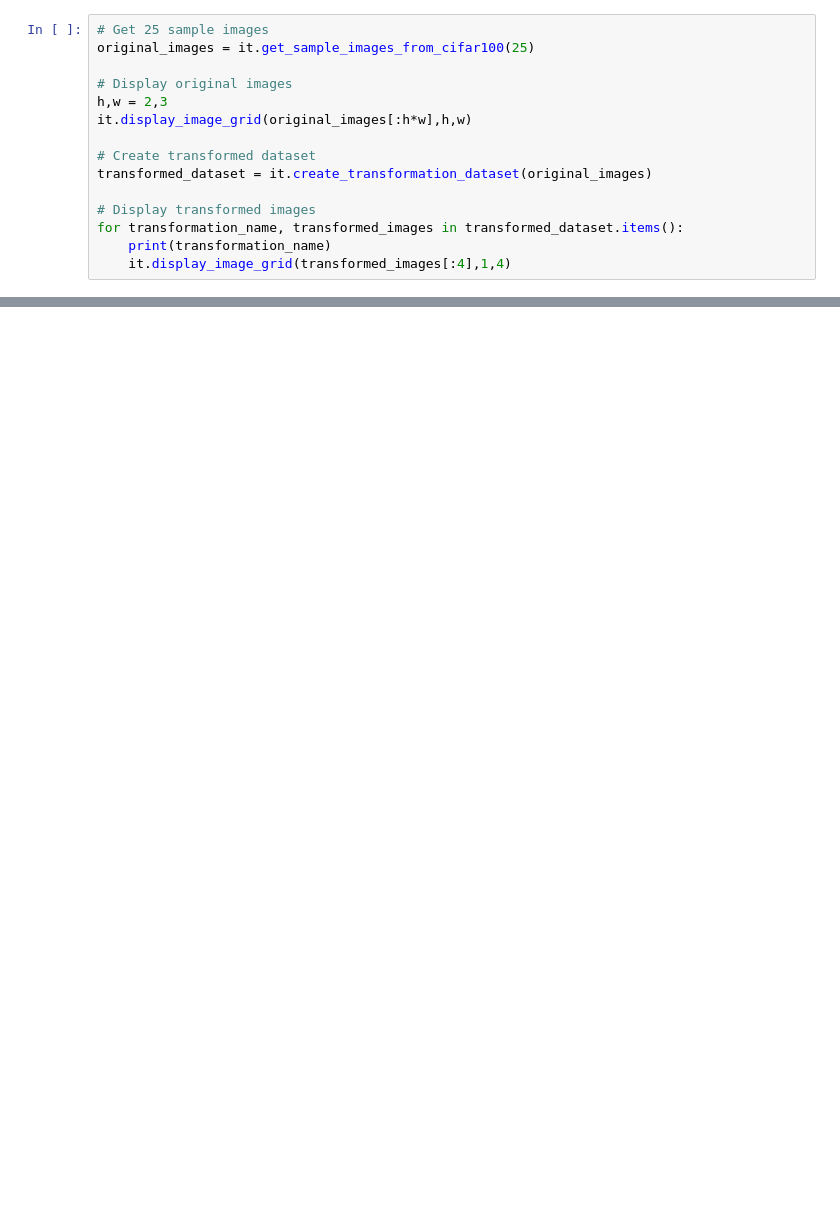
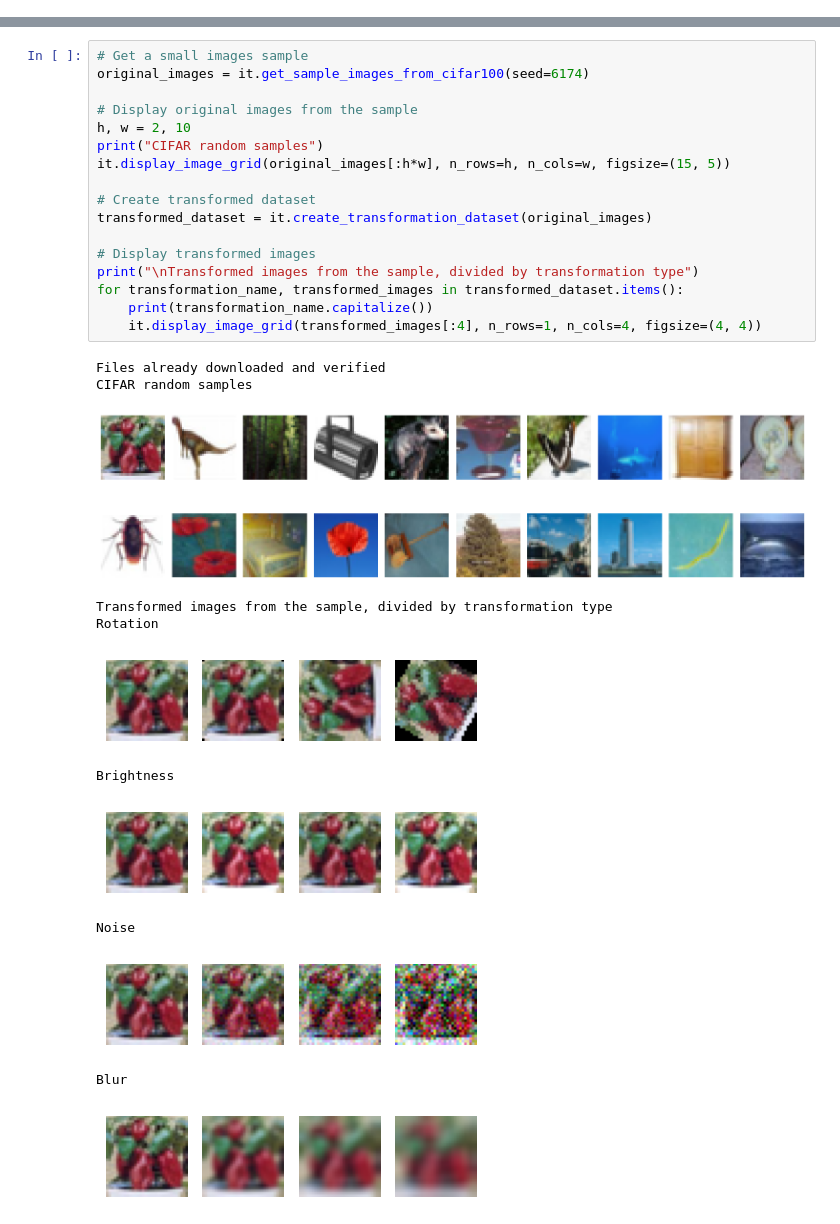
Before and after one commit to eladsmobile/ANN-multi-modal, a Jupyter notebook: combine_imbeddings_with_ANN.ipynb, the cells around one changed output, grey strips where cells are left out. Cells and saved outputs as stored; diff of their text form; blank space fills up the shorter version.

```diff
--- a/combine_imbeddings_with_ANN.ipynb
+++ b/combine_imbeddings_with_ANN.ipynb
@@ -103,15 +0,0 @@ Top 5 results for first query:
-# %%
-# Get 25 sample images
-original_images = it.get_sample_images_from_cifar100(25)
-
-# Display original images
-h,w = 2,3
-it.display_image_grid(original_images[:h*w],h,w)
-
-# Create transformed dataset
-transformed_dataset = it.create_transformation_dataset(original_images)
-
-# Display transformed images
-for transformation_name, transformed_images in transformed_dataset.items():
-    print(transformation_name)
-    it.display_image_grid(transformed_images[:4],1,4)
@@ -323,0 +34,30 @@ print(evann.evaluate_ann_search(embd_other , {"other embeddings concat ":methods
+# %%
+# Get a small images sample
+original_images = it.get_sample_images_from_cifar100(seed=6174)
+
+# Display original images from the sample
+h, w = 2, 10
+print("CIFAR random samples")
+it.display_image_grid(original_images[:h*w], n_rows=h, n_cols=w, figsize=(15, 5))
+
+# Create transformed dataset
+transformed_dataset = it.create_transformation_dataset(original_images)
+
+# Display transformed images
+print("\nTransformed images from the sample, divided by transformation type")
+for transformation_name, transformed_images in transformed_dataset.items():
+    print(transformation_name.capitalize())
+    it.display_image_grid(transformed_images[:4], n_rows=1, n_cols=4, figsize=(4, 4))
+# %% [output]
+Files already downloaded and verified
+CIFAR random samples
+[figure, added]
+Transformed images from the sample, divided by transformation type
+Rotation
+[figure, added]
+Brightness
+[figure, added]
+Noise
+[figure, added]
+Blur
+[figure, added]
```
Also changed, not shown: parts of 79 cells of this notebook, 8 other files.
